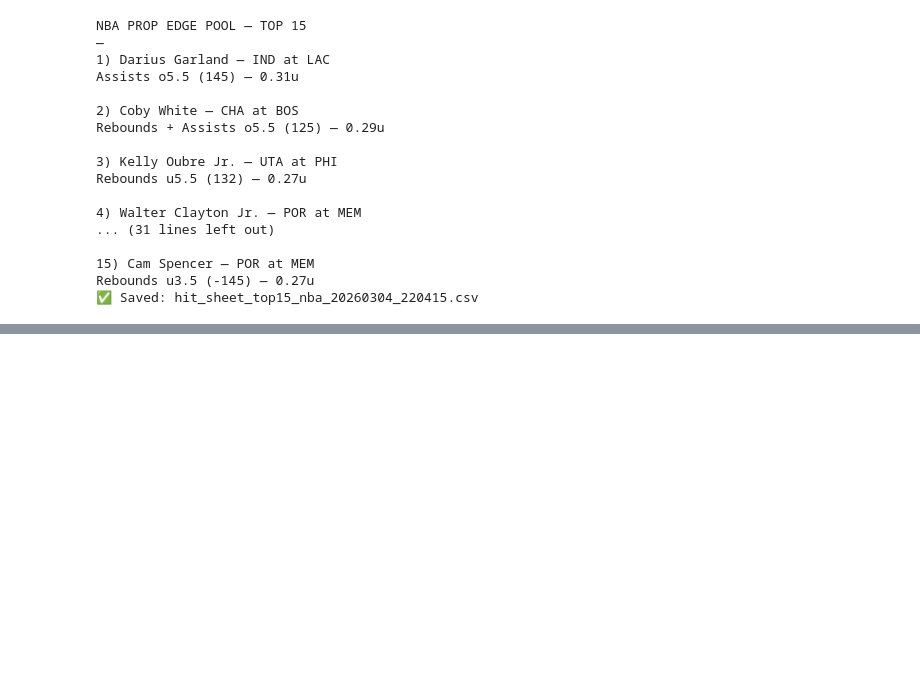
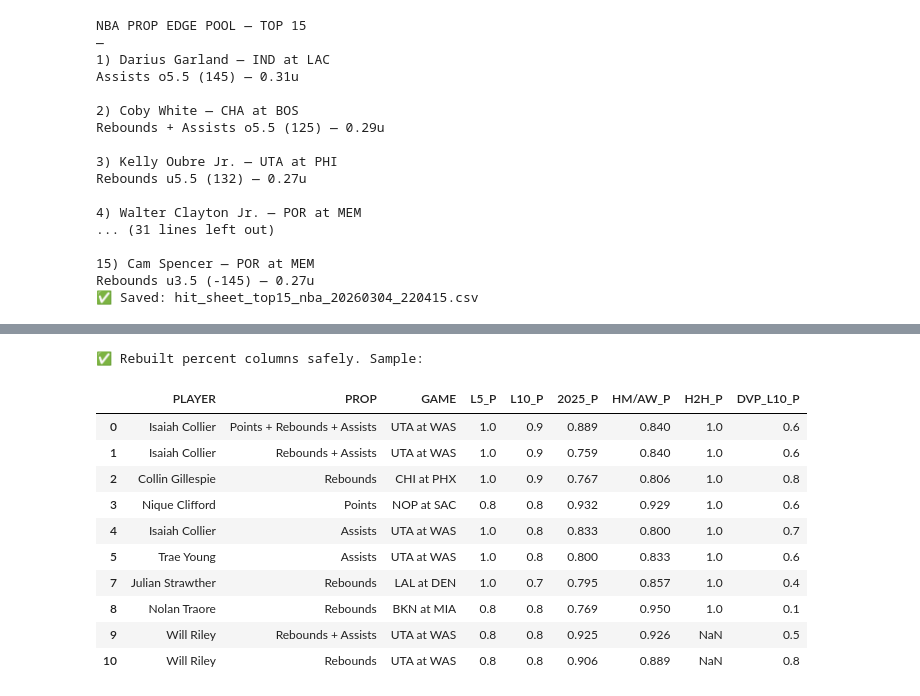
Before and after one commit to dchav12/New-stable-, a Jupyter notebook: NBA_Prop_Hit_Sheet.ipynb, the cells around one changed output, grey strips where cells are left out. Cells and saved outputs as stored; diff of their text form; code cells hidden in the pictures; blank space fills up the shorter version.

```diff
--- a/NBA_Prop_Hit_Sheet.ipynb
+++ b/NBA_Prop_Hit_Sheet.ipynb
@@ -9095,3 +9061,20 @@ Rebounds u5.5 (132) — 0.27u
 15) Cam Spencer — POR at MEM
 Rebounds u3.5 (-145) — 0.27u
 ✅ Saved: hit_sheet_top15_nba_20260304_220415.csv
+# %%
+from google.colab import files
+import pandas as pd
+
+print("Upload NBA props CSV (3/5)...")
+uploaded = files.upload()
+
+file_name = list(uploaded.keys())[0]
+
+df = pd.read_csv(file_name)
+
+df.columns = [c.strip().upper().replace(" ", "_") for c in df.columns]
+
+print("Loaded rows:", len(df))
+print("Columns:", list(df.columns))
+
+df.head()
@@ -9097,0 +9522,40 @@ Rebounds u3.5 (-145) — 0.27u
+# %%
+# =========================
+# BOTTOM FIX: overwrite pct() + rebuild *_P columns safely
+# =========================
+import numpy as np
+import pandas as pd
+import re
+
+def pct(x):
+    s = "" if x is None else str(x).strip()
+    if s in ("", "--", "NA", "N/A", "None", "nan"):
+        return np.nan
+    s = s.replace("%", "").replace(",", "")
+    try:
+        return float(s) / 100.0
+    except:
+        return np.nan
+
+# df2 must already exist
+need_cols = ["L5","L10","2025","HM/AW","H2H","DVP_L5","DVP_L10","DVP_2025","DVP_HM/AW"]
+for c in need_cols:
+    if c in df2.columns:
+        df2[c + "_P"] = df2[c].map(pct)
+
+print("✅ Rebuilt percent columns safely. Sample:")
+show = [c for c in ["L5_P","L10_P","2025_P","HM/AW_P","H2H_P","DVP_L10_P"] if c in df2.columns]
+display(df2[["PLAYER","PROP","GAME"] + show].head(10))
+# %% [output]
+✅ Rebuilt percent columns safely. Sample:
+|  | PLAYER | PROP | GAME | L5_P | L10_P | 2025_P | HM/AW_P | H2H_P | DVP_L10_P |
+| 0 | Isaiah Collier | Points + Rebounds + Assists | UTA at WAS | 1.0 | 0.9 | 0.889 | 0.840 | 1.0 | 0.6 |
+| 1 | Isaiah Collier | Rebounds + Assists | UTA at WAS | 1.0 | 0.9 | 0.759 | 0.840 | 1.0 | 0.6 |
+| 2 | Collin Gillespie | Rebounds | CHI at PHX | 1.0 | 0.9 | 0.767 | 0.806 | 1.0 | 0.8 |
+| 3 | Nique Clifford | Points | NOP at SAC | 0.8 | 0.8 | 0.932 | 0.929 | 1.0 | 0.6 |
+| 4 | Isaiah Collier | Assists | UTA at WAS | 1.0 | 0.8 | 0.833 | 0.800 | 1.0 | 0.7 |
+| 5 | Trae Young | Assists | UTA at WAS | 1.0 | 0.8 | 0.800 | 0.833 | 1.0 | 0.6 |
+| 7 | Julian Strawther | Rebounds | LAL at DEN | 1.0 | 0.7 | 0.795 | 0.857 | 1.0 | 0.4 |
+| 8 | Nolan Traore | Rebounds | BKN at MIA | 0.8 | 0.8 | 0.769 | 0.950 | 1.0 | 0.1 |
+| 9 | Will Riley | Rebounds + Assists | UTA at WAS | 0.8 | 0.8 | 0.925 | 0.926 | NaN | 0.5 |
+| 10 | Will Riley | Rebounds | UTA at WAS | 0.8 | 0.8 | 0.906 | 0.889 | NaN | 0.8 |
```
Also changed, not shown: parts of 6 cells of this notebook.
